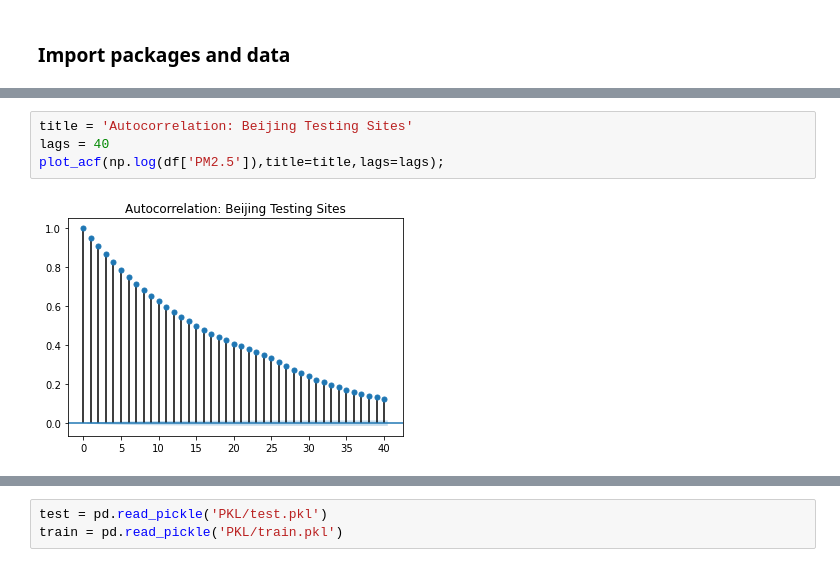
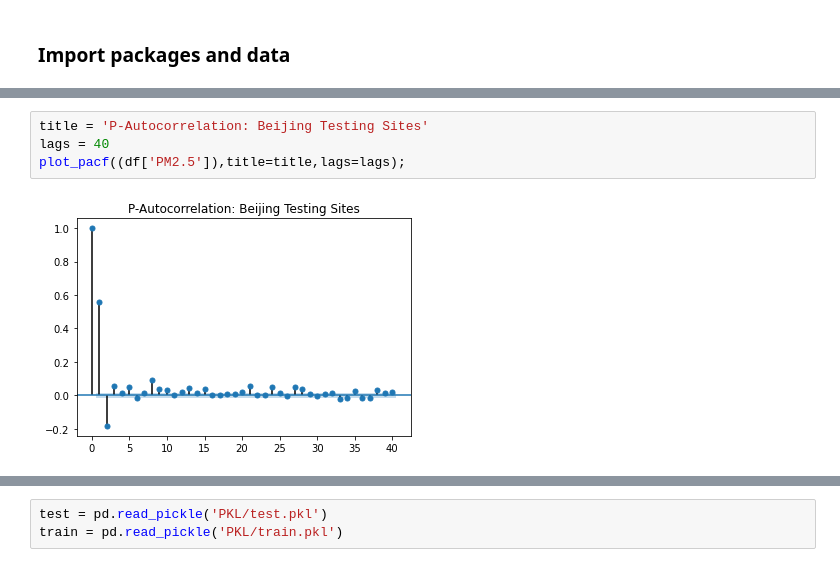
Before and after one commit to dolcikey/TimeSeriesForecasting_BeijingAirQuality, a Jupyter notebook: 03_Modeling.ipynb, the cells around one changed output, grey strips where cells are left out. Drawn from its saved outputs; the diff is of its cells as text.

```diff
--- a/03_Modeling.ipynb
+++ b/03_Modeling.ipynb
@@ -32,6 +35,6 @@ plot_acf(df['PM2.5'],title=title,lags=lags);
 # %%
-title = 'Autocorrelation: Beijing Testing Sites'
+title = 'P-Autocorrelation: Beijing Testing Sites'
 lags = 40
-plot_acf(np.log(df['PM2.5']),title=title,lags=lags);
+plot_pacf((df['PM2.5']),title=title,lags=lags);
 # %% [output]
-[figure, old version]
+[figure, new version]
```
Also changed, not shown: parts of 16 cells of this notebook, 11 other files.
